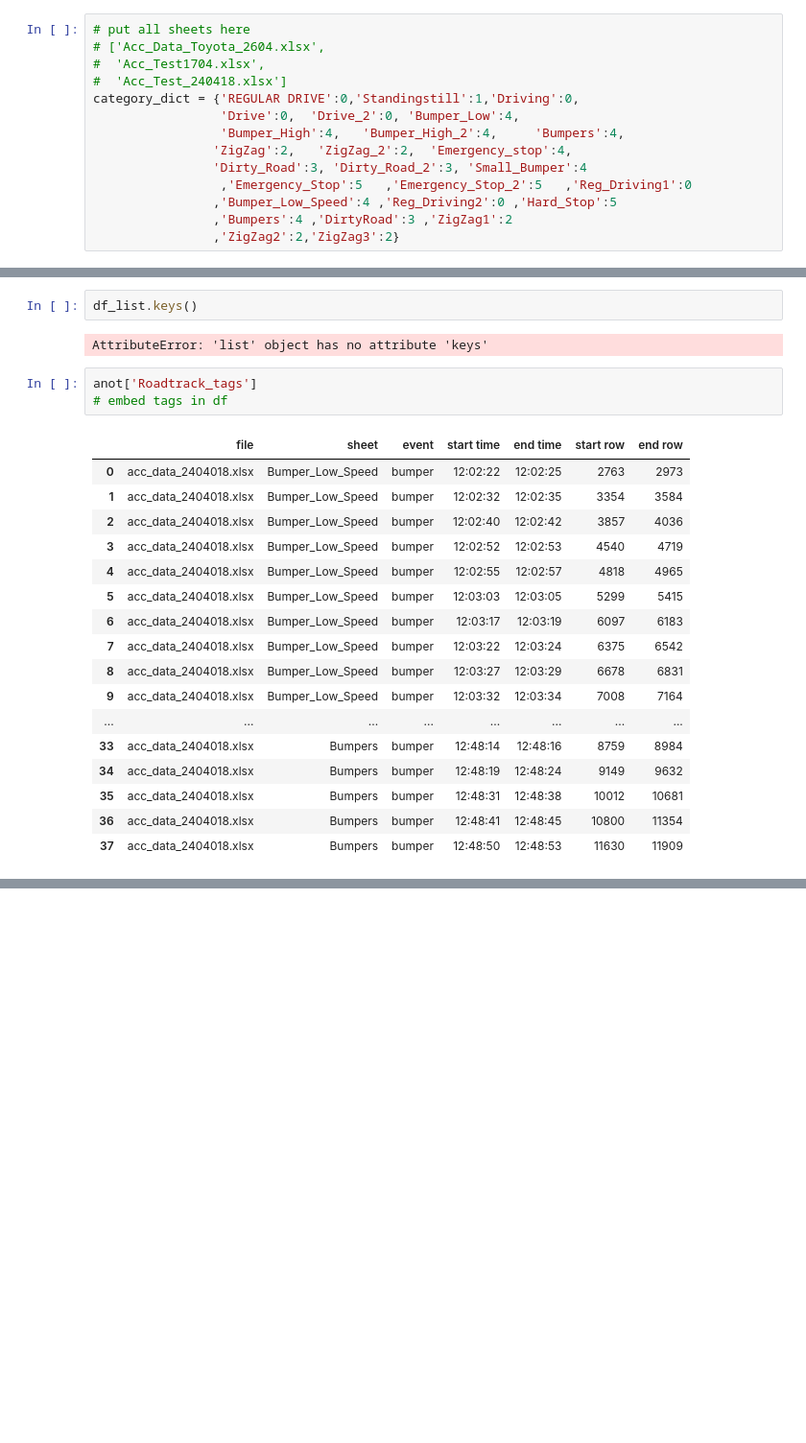
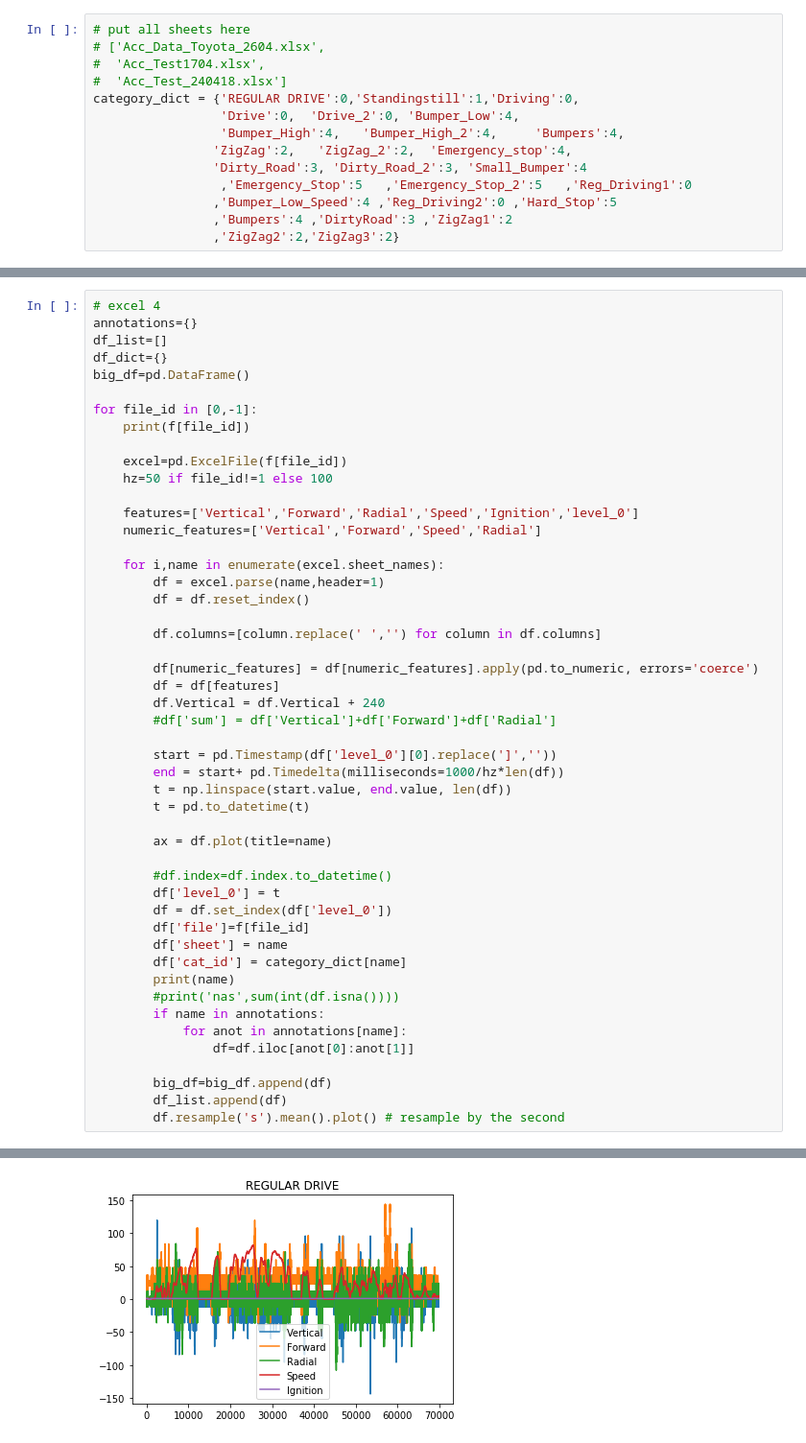
Before and after one commit to lirazch/RoadTrackACC, a Jupyter notebook: NewAnotationFormatNotebook.ipynb, the cells around one changed output, grey strips where cells are left out. Shown at 96% size. Drawn from its saved outputs; the diff is of its cells as text; blank space fills up the shorter version.

Commit message:
start of analysis of stops

```diff
--- a/NewAnotationFormatNotebook.ipynb
+++ b/NewAnotationFormatNotebook.ipynb
@@ -138,25 +53,50 @@ df.head()
-# %%
-df_list.keys()
-# %% [output]
-AttributeError: 'list' object has no attribute 'keys'
-# %%
-anot['Roadtrack_tags']
-# embed tags in df
-# %% [output]
-|  | file | sheet | event | start time | end time | start row | end row |
-| 0 | acc_data_2404018.xlsx | Bumper_Low_Speed | bumper | 12:02:22 | 12:02:25 | 2763 | 2973 |
-| 1 | acc_data_2404018.xlsx | Bumper_Low_Speed | bumper | 12:02:32 | 12:02:35 | 3354 | 3584 |
-| 2 | acc_data_2404018.xlsx | Bumper_Low_Speed | bumper | 12:02:40 | 12:02:42 | 3857 | 4036 |
-| 3 | acc_data_2404018.xlsx | Bumper_Low_Speed | bumper | 12:02:52 | 12:02:53 | 4540 | 4719 |
-| 4 | acc_data_2404018.xlsx | Bumper_Low_Speed | bumper | 12:02:55 | 12:02:57 | 4818 | 4965 |
-| 5 | acc_data_2404018.xlsx | Bumper_Low_Speed | bumper | 12:03:03 | 12:03:05 | 5299 | 5415 |
-| 6 | acc_data_2404018.xlsx | Bumper_Low_Speed | bumper | 12:03:17 | 12:03:19 | 6097 | 6183 |
-| 7 | acc_data_2404018.xlsx | Bumper_Low_Speed | bumper | 12:03:22 | 12:03:24 | 6375 | 6542 |
-| 8 | acc_data_2404018.xlsx | Bumper_Low_Speed | bumper | 12:03:27 | 12:03:29 | 6678 | 6831 |
-| 9 | acc_data_2404018.xlsx | Bumper_Low_Speed | bumper | 12:03:32 | 12:03:34 | 7008 | 7164 |
-| ... | ... | ... | ... | ... | ... | ... | ... |
-| 33 | acc_data_2404018.xlsx | Bumpers | bumper | 12:48:14 | 12:48:16 | 8759 | 8984 |
-| 34 | acc_data_2404018.xlsx | Bumpers | bumper | 12:48:19 | 12:48:24 | 9149 | 9632 |
-| 35 | acc_data_2404018.xlsx | Bumpers | bumper | 12:48:31 | 12:48:38 | 10012 | 10681 |
-| 36 | acc_data_2404018.xlsx | Bumpers | bumper | 12:48:41 | 12:48:45 | 10800 | 11354 |
-| 37 | acc_data_2404018.xlsx | Bumpers | bumper | 12:48:50 | 12:48:53 | 11630 | 11909 |
+# %%
+# excel 4
+annotations={}
+df_list=[]
+df_dict={}
+big_df=pd.DataFrame()
+
+for file_id in [0,-1]:
+    print(f[file_id])
+
+    excel=pd.ExcelFile(f[file_id])
+    hz=50 if file_id!=1 else 100
+
+    features=['Vertical','Forward','Radial','Speed','Ignition','level_0']
+    numeric_features=['Vertical','Forward','Speed','Radial']
+
+    for i,name in enumerate(excel.sheet_names):
+        df = excel.parse(name,header=1)
+        df = df.reset_index()
+
+        df.columns=[column.replace(' ','') for column in df.columns]
+
+        df[numeric_features] = df[numeric_features].apply(pd.to_numeric, errors='coerce')
+        df = df[features]
+        df.Vertical = df.Vertical + 240
+        #df['sum'] = df['Vertical']+df['Forward']+df['Radial']
+
+        start = pd.Timestamp(df['level_0'][0].replace(']',''))
+        end = start+ pd.Timedelta(milliseconds=1000/hz*len(df))
+        t = np.linspace(start.value, end.value, len(df))
+        t = pd.to_datetime(t)
+
+        ax = df.plot(title=name)
+
+        #df.index=df.index.to_datetime()
+        df['level_0'] = t
+        df = df.set_index(df['level_0'])
+        df['file']=f[file_id]
+        df['sheet'] = name
+        df['cat_id'] = category_dict[name]
+        print(name)
+        #print('nas',sum(int(df.isna())))
+        if name in annotations:
+            for anot in annotations[name]:
+                df=df.iloc[anot[0]:anot[1]]
+
+        big_df=big_df.append(df)
+        df_list.append(df)
+        df.resample('s').mean().plot() # resample by the second
+# %% [output]
@@ -162,0 +120 @@ anot['Roadtrack_tags']
+[figure, added]
```
Also changed, not shown: parts of 85 cells of this notebook, 1 other file.
